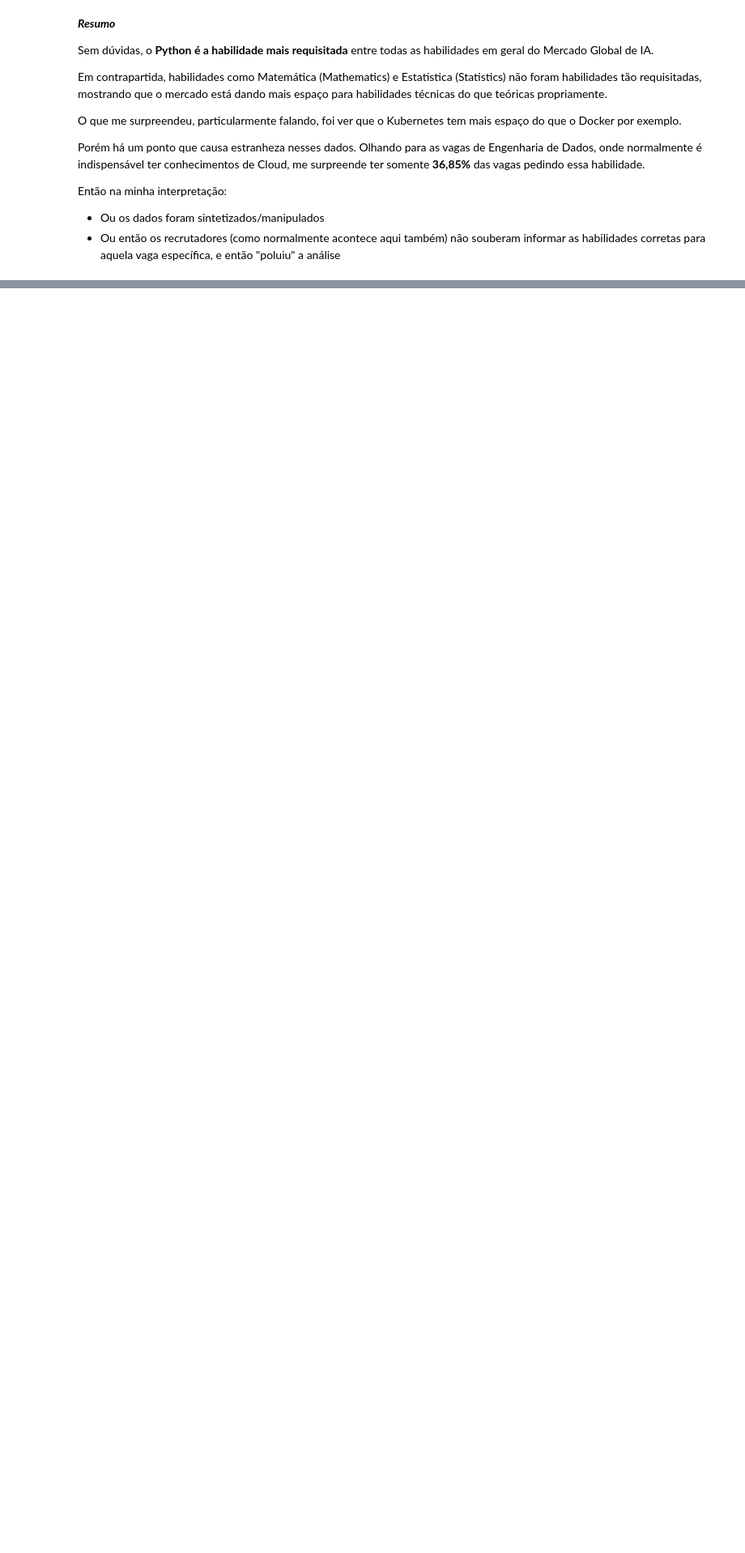
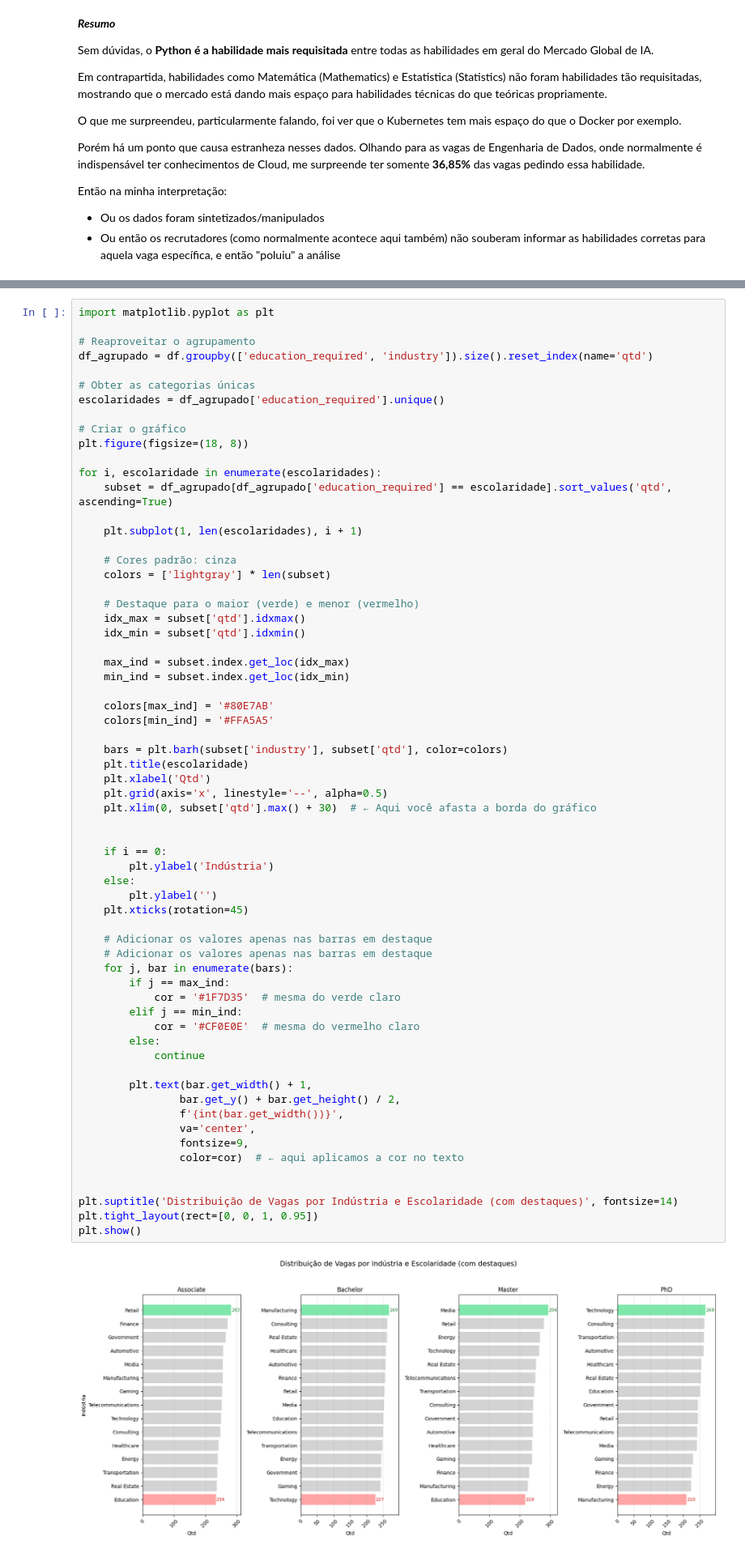
Before and after one commit to Cavalheiro93/mvp-data-analyst-global-ai-market, a Jupyter notebook: Projeto_MVP.ipynb, the cells around one changed output, grey strips where cells are left out. Shown at 81% size. Saved outputs shown, nothing was run; the diff lists cells and outputs as text; blank space fills up the shorter version.

```diff
--- a/Projeto_MVP.ipynb
+++ b/Projeto_MVP.ipynb
@@ -679,0 +816,66 @@ Então na minha interpretação:
+# %%
+import matplotlib.pyplot as plt
+
+# Reaproveitar o agrupamento
+df_agrupado = df.groupby(['education_required', 'industry']).size().reset_index(name='qtd')
+
+# Obter as categorias únicas
+escolaridades = df_agrupado['education_required'].unique()
+
+# Criar o gráfico
+plt.figure(figsize=(18, 8))
+
+for i, escolaridade in enumerate(escolaridades):
+    subset = df_agrupado[df_agrupado['education_required'] == escolaridade].sort_values('qtd', ascending=True)
+
+    plt.subplot(1, len(escolaridades), i + 1)
+
+    # Cores padrão: cinza
+    colors = ['lightgray'] * len(subset)
+
+    # Destaque para o maior (verde) e menor (vermelho)
+    idx_max = subset['qtd'].idxmax()
+    idx_min = subset['qtd'].idxmin()
+
+    max_ind = subset.index.get_loc(idx_max)
+    min_ind = subset.index.get_loc(idx_min)
+
+    colors[max_ind] = '#80E7AB'
+    colors[min_ind] = '#FFA5A5'
+
+    bars = plt.barh(subset['industry'], subset['qtd'], color=colors)
+    plt.title(escolaridade)
+    plt.xlabel('Qtd')
+    plt.grid(axis='x', linestyle='--', alpha=0.5)
+    plt.xlim(0, subset['qtd'].max() + 30)  # ← Aqui você afasta a borda do gráfico
+
+
+    if i == 0:
+        plt.ylabel('Indústria')
+    else:
+        plt.ylabel('')
+    plt.xticks(rotation=45)
+
+    # Adicionar os valores apenas nas barras em destaque
+    # Adicionar os valores apenas nas barras em destaque
+    for j, bar in enumerate(bars):
+        if j == max_ind:
+            cor = '#1F7D35'  # mesma do verde claro
+        elif j == min_ind:
+            cor = '#CF0E0E'  # mesma do vermelho claro
+        else:
+            continue
+
+        plt.text(bar.get_width() + 1,
+                bar.get_y() + bar.get_height() / 2,
+                f'{int(bar.get_width())}',
+                va='center',
+                fontsize=9,
+                color=cor)  # ← aqui aplicamos a cor no texto
+
+
+plt.suptitle('Distribuição de Vagas por Indústria e Escolaridade (com destaques)', fontsize=14)
+plt.tight_layout(rect=[0, 0, 1, 0.95])
+plt.show()
+# %% [output]
+[figure, added]
```
Also changed, not shown: parts of 26 cells of this notebook.
